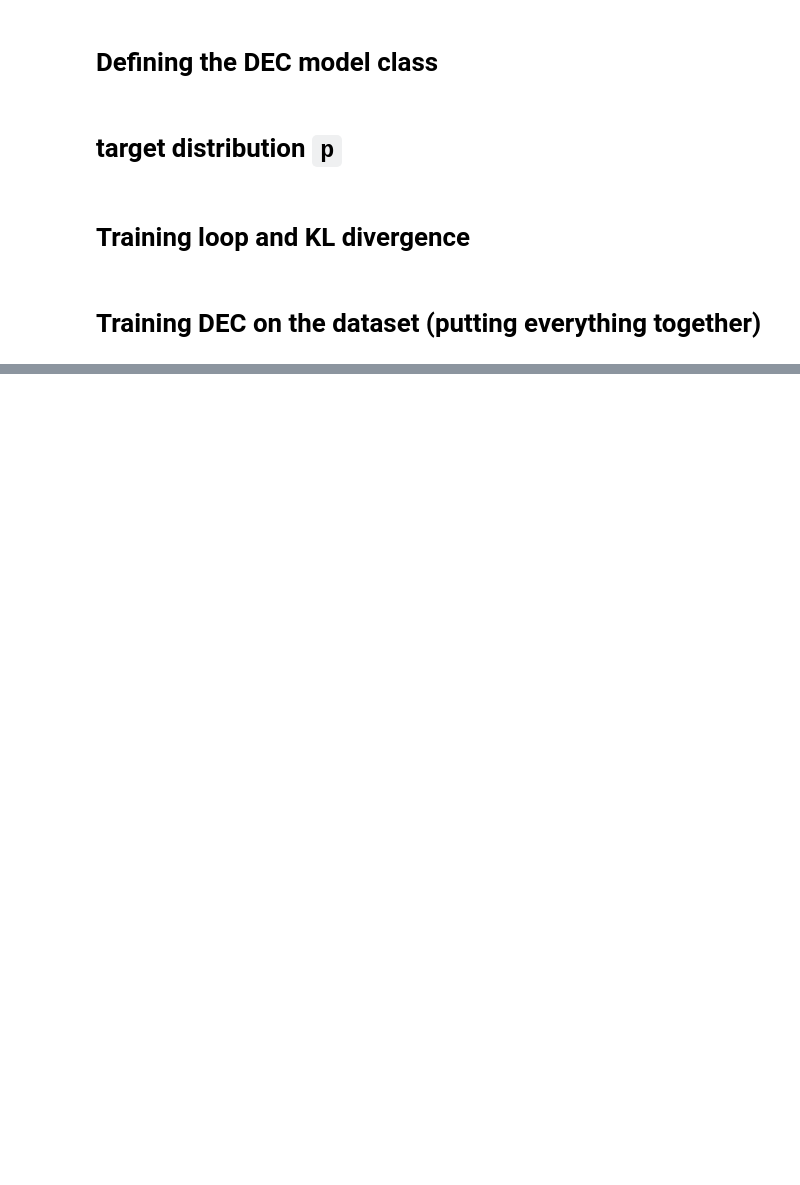
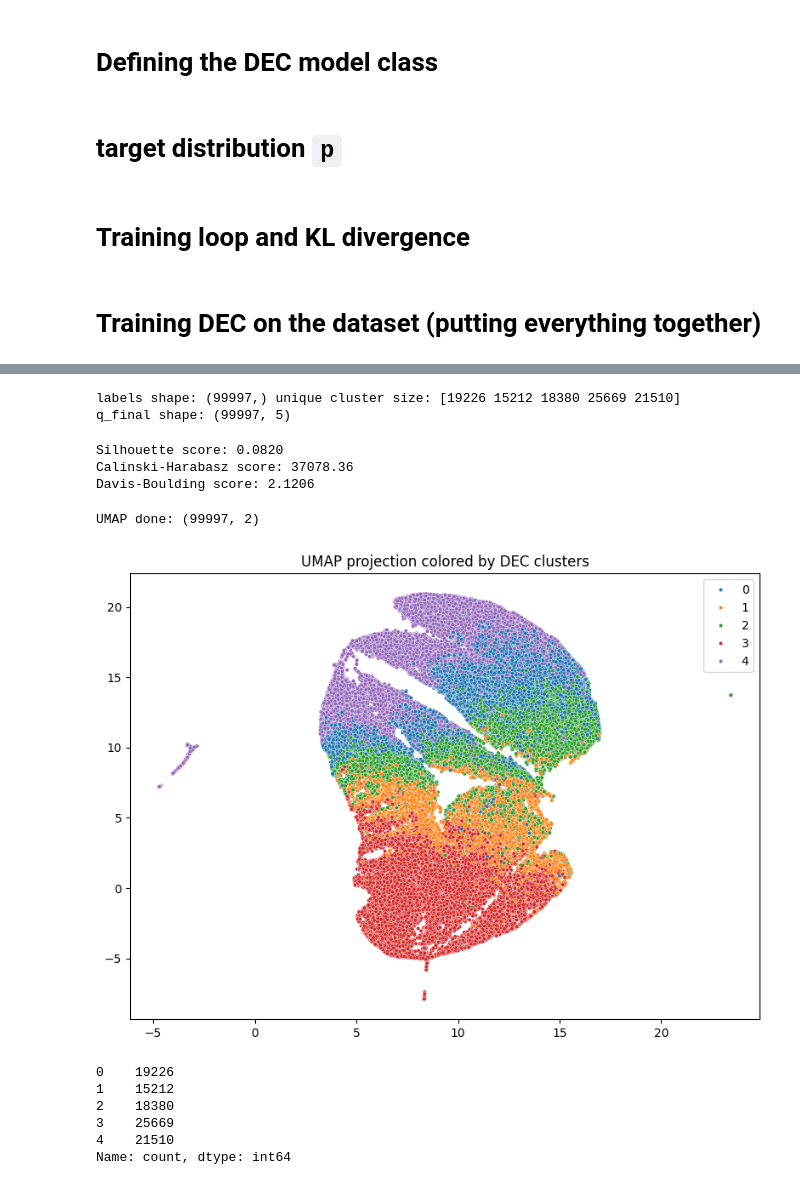
Before and after one commit to thisisehyas/Behavioral-Data-Clustering, a Jupyter notebook: Notebooks/4.DEC.ipynb, the cells around one changed output, grey strips where cells are left out. Cells and saved outputs as stored; diff of their text form; code cells hidden in the pictures; blank space fills up the shorter version.

```diff
--- a/Notebooks/4.DEC.ipynb
+++ b/Notebooks/4.DEC.ipynb
@@ -714,0 +767,54 @@ Epoch 50/50, Loss = 0.0420
+# %%
+labels_path = "dec_labels_k5.npy"
+q_path = "dec_q_final.npy"
+
+labels = np.load(labels_path)
+print("labels shape:", labels.shape, "unique cluster size:", np.bincount(labels))
+
+q_final = np.load(q_path)
+print("q_final shape:", q_final.shape)
+# %% [output]
+labels shape: (99997,) unique cluster size: [19226 15212 18380 25669 21510]
+q_final shape: (99997, 5)
+# %%
+embeddings = np.load("embeddings.npy")
+
+sil = silhouette_score(embeddings, labels, metric='euclidean')
+ch = calinski_harabasz_score(embeddings, labels)
+db = davies_bouldin_score(embeddings, labels)
+
+print(f"Silhouette score: {sil:.4f}")
+print(f"Calinski-Harabasz score: {ch:.2f}")
+print(f"Davis-Boulding score: {db:.4f}")
+# %% [output]
+Silhouette score: 0.0820
+Calinski-Harabasz score: 37078.36
+Davis-Boulding score: 2.1206
+# %%
+import seaborn as sns
+
+reducer = umap.UMAP(n_components=2, random_state=42)
+embedding_2d = reducer.fit_transform(embeddings)
+print("UMAP done:", embedding_2d.shape)
+
+plt.figure(figsize=(8,6))
+sns.scatterplot(x=embedding_2d[:, 0], y=embedding_2d[:,1], hue=labels, palette="tab10", s=10, legend='full')
+plt.title("UMAP projection colored by DEC clusters")
+plt.tight_layout()
+plt.savefig("umap_clusters.png", dpi=200)
+plt.show()
+# %% [output]
+UMAP done: (99997, 2)
+[figure, added]
+# %%
+cluster_counts = pd.Series(labels).value_counts().sort_index()
+print(cluster_counts)
+
+cluster_counts.to_csv("cluster_counts.csv", header=['size'])
+# %% [output]
+0    19226
+1    15212
+2    18380
+3    25669
+4    21510
+Name: count, dtype: int64
```
Also changed, not shown: parts of 14 cells of this notebook.
